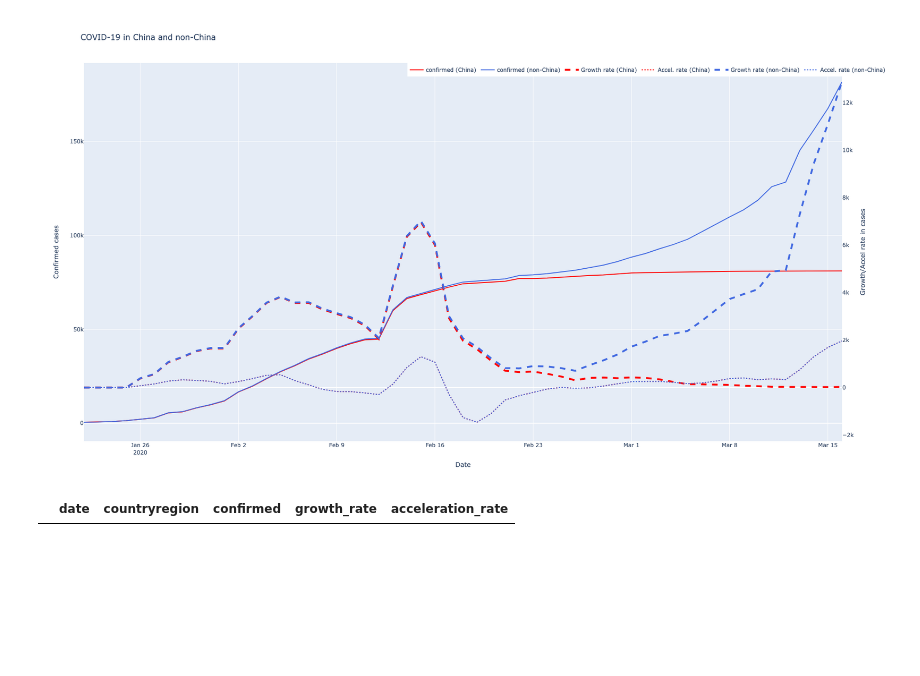
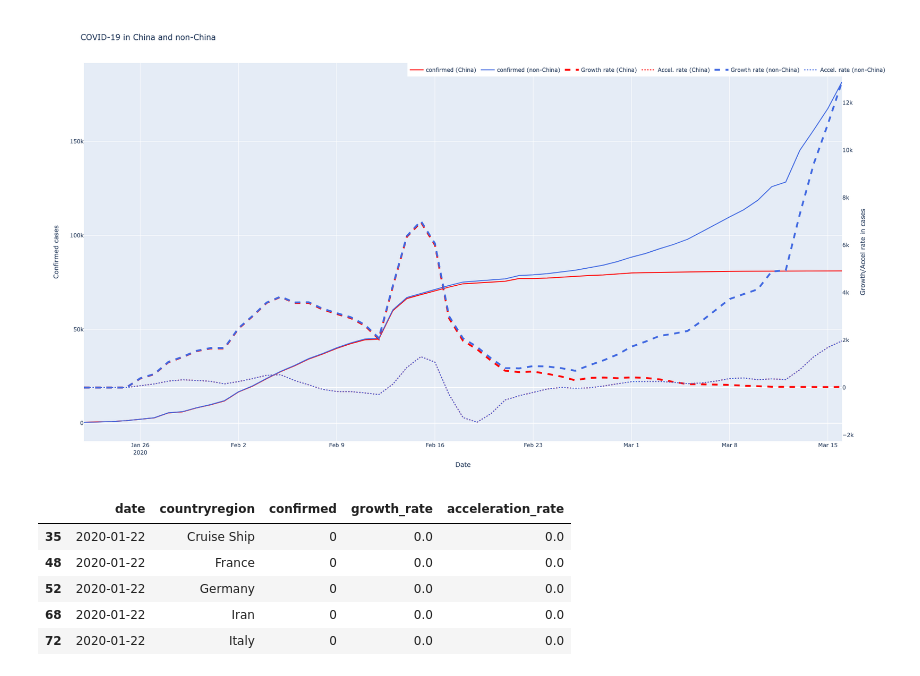
Before and after one commit to ivanmkc/covid19, a Jupyter notebook: covid.ipynb, the cells around one changed output. Cells and saved outputs as stored; diff of their text form; code cells hidden in the pictures; blank space fills up the shorter version.

```diff
--- a/covid.ipynb
+++ b/covid.ipynb
@@ -205,18 +204,3 @@ fig = go.Figure(data=traces_combined, layout=layout)
 fig.show()
 # %% [output]
 [figure]
-# %%
-# df_non_china = df_confirmed_grouped.query('countryregion != ""')
-top_ten_countries_by_total_cases = df_confirmed_grouped.groupby('countryregion').sum().nlargest(10, 'confirmed')#.reset_index(level=0, drop=False)['countryregion']
-
-df_non_china_top_ten = df_confirmed_grouped[df_confirmed_grouped.reset_index()['countryregion'].isin(top_ten_countries_by_total_cases)]
-
-# df_non_china_top_ten.head()
-
-# df_non_china.groupby(['countryregion']).head(10)
-
-# Calculate growth and accel
-# df_non_china_top_ten['growth_rate'] = df_non_china_top_ten.groupby(['countryregion'])['confirmed'].rolling(window).apply(linearCoefficient).fillna(0)
-# df_non_china_top_ten['acceleration_rate'] = df_non_china_top_ten['growth_rate'].rolling(window).apply(linearCoefficient).fillna(0)
-# %% [output]
-|  | date | countryregion | confirmed | growth_rate | acceleration_rate |
@@ -231,0 +207,15 @@ fig2.show()
+# %%
+#Get top ten countries by total cases
+df_non_china = df_confirmed_grouped.query('countryregion != "China"')
+
+top_countries_by_total_cases = df_non_china.groupby('countryregion').sum().nlargest(10, 'confirmed').reset_index()['countryregion']
+df_non_china_top = df_confirmed_grouped[df_confirmed_grouped.reset_index()['countryregion'].isin(top_countries_by_total_cases)]
+
+df_non_china_top.head()
+# %% [output]
+|  | date | countryregion | confirmed | growth_rate | acceleration_rate |
+| 35 | 2020-01-22 | Cruise Ship | 0 | 0.0 | 0.0 |
+| 48 | 2020-01-22 | France | 0 | 0.0 | 0.0 |
+| 52 | 2020-01-22 | Germany | 0 | 0.0 | 0.0 |
+| 68 | 2020-01-22 | Iran | 0 | 0.0 | 0.0 |
+| 72 | 2020-01-22 | Italy | 0 | 0.0 | 0.0 |
```
Also changed, not shown: parts of 6 cells of this notebook.
